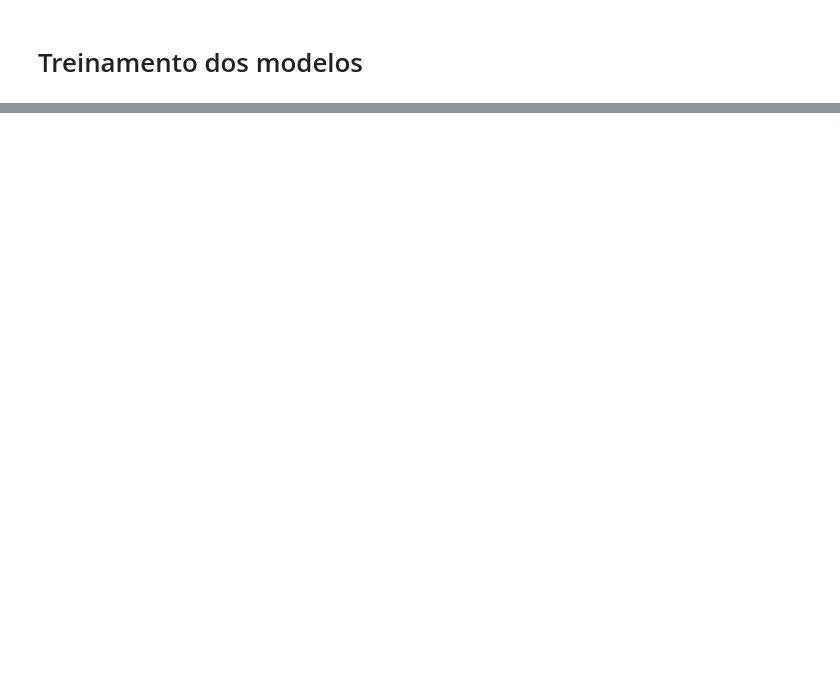
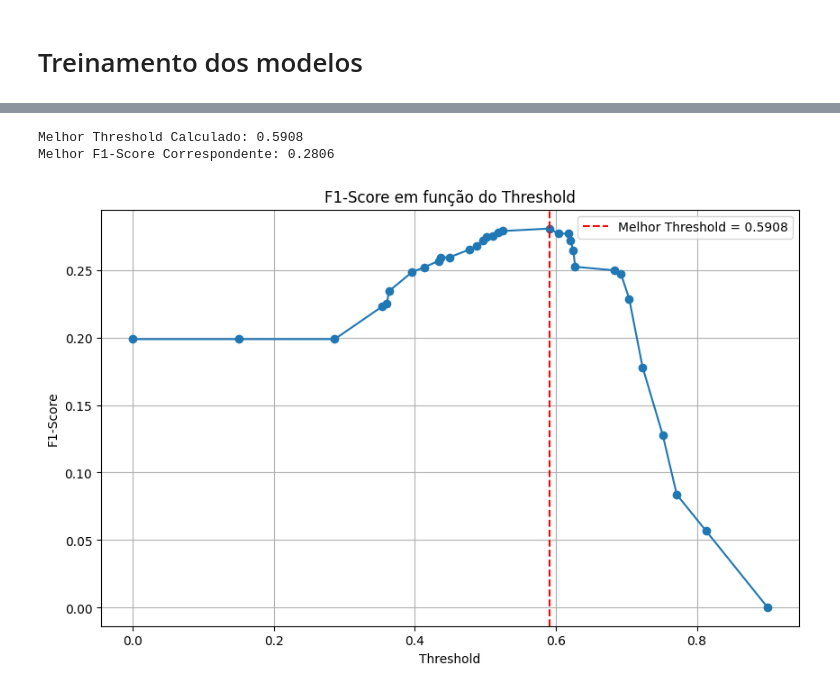
Before and after one commit to AzuraLV/Colabs, a Jupyter notebook: RECPAD/Processamento/processamento.ipynb, the cells around one changed output, grey strips where cells are left out. Saved outputs shown, nothing was run; the diff lists cells and outputs as text; code cells hidden in the pictures; blank space fills up the shorter version.

```diff
--- a/RECPAD/Processamento/processamento.ipynb
+++ b/RECPAD/Processamento/processamento.ipynb
@@ -102,0 +178,35 @@ plt.show()
+# %%
+import numpy as np
+from sklearn.metrics import f1_score
+import matplotlib.pyplot as plt
+
+y_prob_dt = best_dt_model.predict_proba(X_test)[:, 1]
+unique_thresholds = np.sort(np.unique(y_prob_dt))
+
+f1_scores = []
+
+for threshold in unique_thresholds:
+    y_pred_threshold = (y_prob_dt >= threshold).astype(int)
+    f1 = f1_score(y_test, y_pred_threshold)
+    f1_scores.append(f1)
+
+best_threshold_index = np.argmax(f1_scores)
+best_threshold = unique_thresholds[best_threshold_index]
+best_f1_score = f1_scores[best_threshold_index]
+
+print(f"Melhor Threshold Calculado: {best_threshold:.4f}")
+print(f"Melhor F1-Score Correspondente: {best_f1_score:.4f}")
+
+plt.figure(figsize=(10, 6))
+plt.plot(unique_thresholds, f1_scores, marker='o')
+plt.axvline(x=best_threshold, color='red', linestyle='--', label=f"Melhor Threshold = {best_threshold:.4f}")
+plt.xlabel('Threshold')
+plt.ylabel('F1-Score')
+plt.title('F1-Score em função do Threshold')
+plt.legend()
+plt.grid()
+plt.show()
+# %% [output]
+Melhor Threshold Calculado: 0.5908
+Melhor F1-Score Correspondente: 0.2806
+[figure, added]
```
Also changed, not shown: parts of 7 cells of this notebook.
